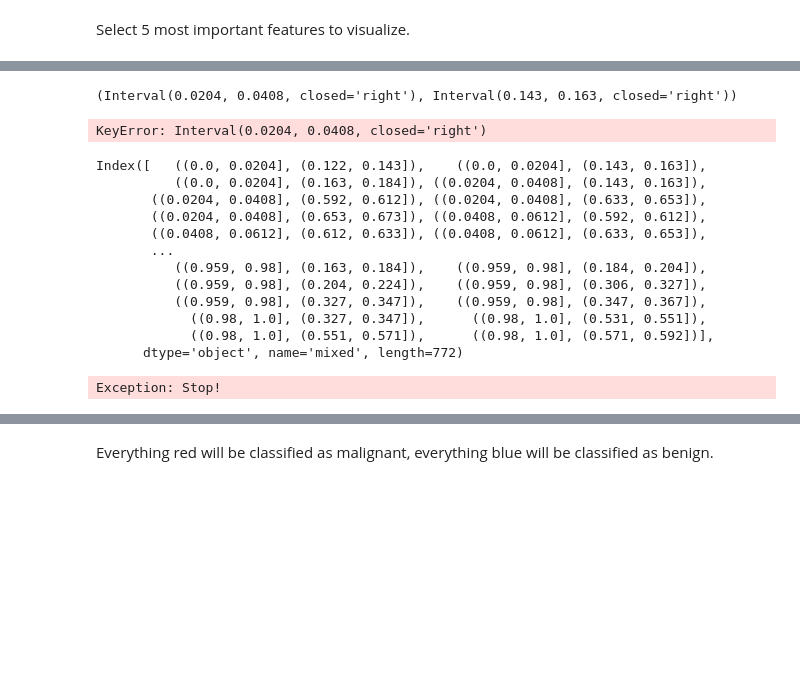
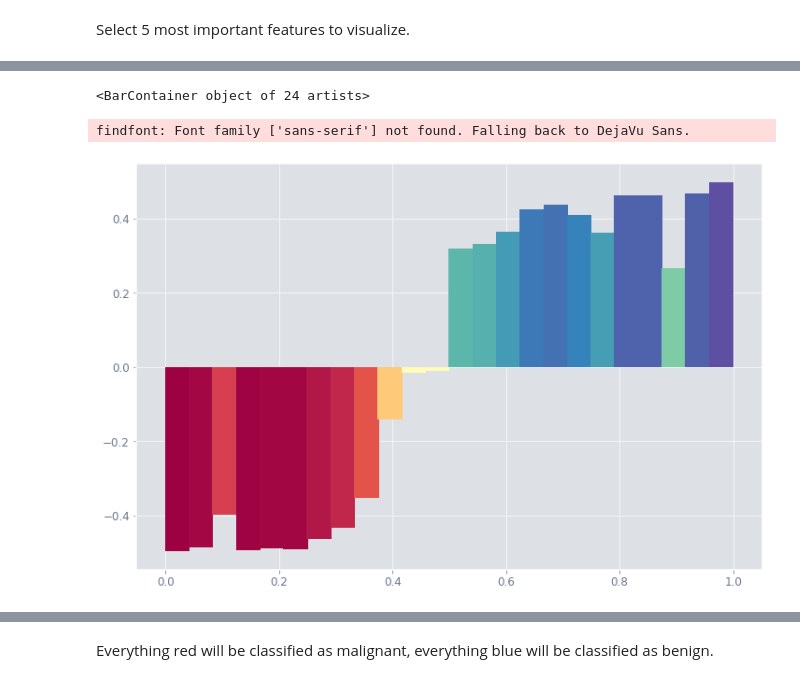
Before and after one commit to Ekrekr/ldr, a Jupyter notebook: binary_example.ipynb, the cells around one changed output, grey strips where cells are left out. Drawn from its saved outputs; the diff is of its cells as text; code cells hidden in the pictures; blank space fills up the shorter version.

Commit message:
Updated to SVM to estimate density in 2 plots. Pictures in good final format as example

```diff
--- a/binary_example.ipynb
+++ b/binary_example.ipynb
@@ -182,24 +108,0 @@ tst.head(100)
-# %%
-for i in tst.index:
-    if 0.03 in i[0]:
-        print(i)
-        tst.loc[i]
-#         print(i in tst.index)
-# %% [output]
-(Interval(0.0204, 0.0408, closed='right'), Interval(0.143, 0.163, closed='right'))
-KeyError: Interval(0.0204, 0.0408, closed='right')
-# %%
-tst.index
-# %% [output]
-Index([   ((0.0, 0.0204], (0.122, 0.143]),    ((0.0, 0.0204], (0.143, 0.163]),
-          ((0.0, 0.0204], (0.163, 0.184]), ((0.0204, 0.0408], (0.143, 0.163]),
-       ((0.0204, 0.0408], (0.592, 0.612]), ((0.0204, 0.0408], (0.633, 0.653]),
-       ((0.0204, 0.0408], (0.653, 0.673]), ((0.0408, 0.0612], (0.592, 0.612]),
-       ((0.0408, 0.0612], (0.612, 0.633]), ((0.0408, 0.0612], (0.633, 0.653]),
-       ...
-          ((0.959, 0.98], (0.163, 0.184]),    ((0.959, 0.98], (0.184, 0.204]),
-          ((0.959, 0.98], (0.204, 0.224]),    ((0.959, 0.98], (0.306, 0.327]),
-          ((0.959, 0.98], (0.327, 0.347]),    ((0.959, 0.98], (0.347, 0.367]),
-            ((0.98, 1.0], (0.327, 0.347]),      ((0.98, 1.0], (0.531, 0.551]),
-            ((0.98, 1.0], (0.551, 0.571]),      ((0.98, 1.0], (0.571, 0.592])],
-      dtype='object', name='mixed', length=772)
@@ -211,4 +109,13 @@ Zm = [[((i + j)/2)-0.5 for i in self.D_bins[cols[x]]] for
-# %%
-raise Exception("Stop!")
-# %% [output]
-Exception: Stop!
+# %%
+# Select mid values of intervals for x values.
+Cols = plt.get_cmap("Spectral")
+bar_vals = hd.D_bins[features[0]] - 0.5
+x = [i.mid for i in np.array(bar_vals.keys())]
+y = bar_vals.values
+c = [Cols(i+0.5) for i in y]
+
+plt.bar(x=x, height=y, width=1 / len(x) * 1.05, color=c)
+# %% [output]
+<BarContainer object of 24 artists>
+findfont: Font family ['sans-serif'] not found. Falling back to DejaVu Sans.
+[figure, added]
```
Also changed, not shown: parts of 35 cells of this notebook, 1 other file.
